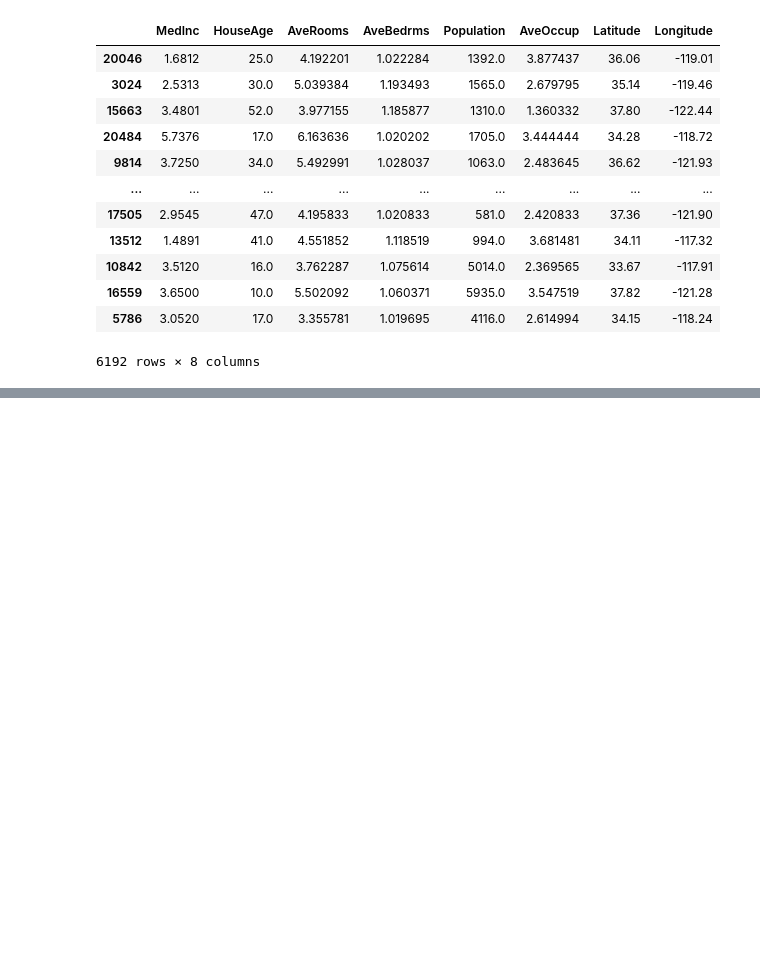
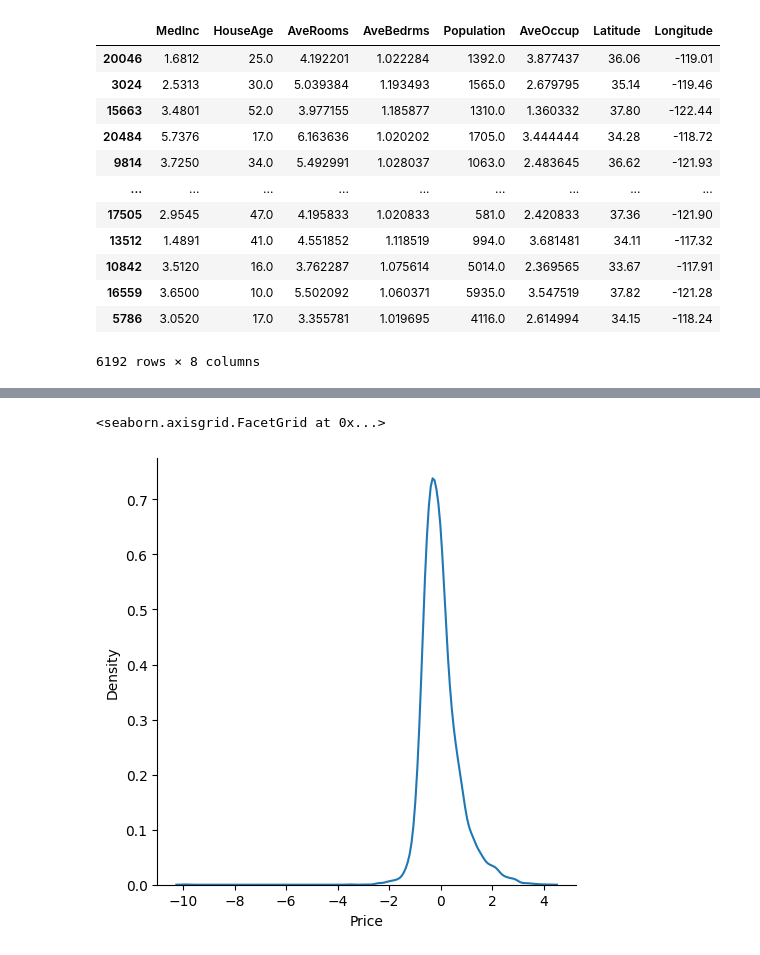
Before and after one commit to shaliniyadav09/californiahousingprice, a Jupyter notebook: Linear_Regression.ipynb, the cells around one changed output, grey strips where cells are left out. Drawn from its saved outputs; the diff is of its cells as text; code cells hidden in the pictures; blank space fills up the shorter version.

```diff
--- a/Linear_Regression.ipynb
+++ b/Linear_Regression.ipynb
@@ -305,0 +364,8 @@ array([[ 0.13350629,  0.50935748,  0.18106017, ..., -0.01082519,
+# %%
+
+## Plot this residuals
+
+sns.displot(residuals,kind="kde")
+# %% [output]
+<seaborn.axisgrid.FacetGrid at 0x...>
+[figure, added]
```
Also changed, not shown: parts of 40 cells of this notebook, 4 other files.
